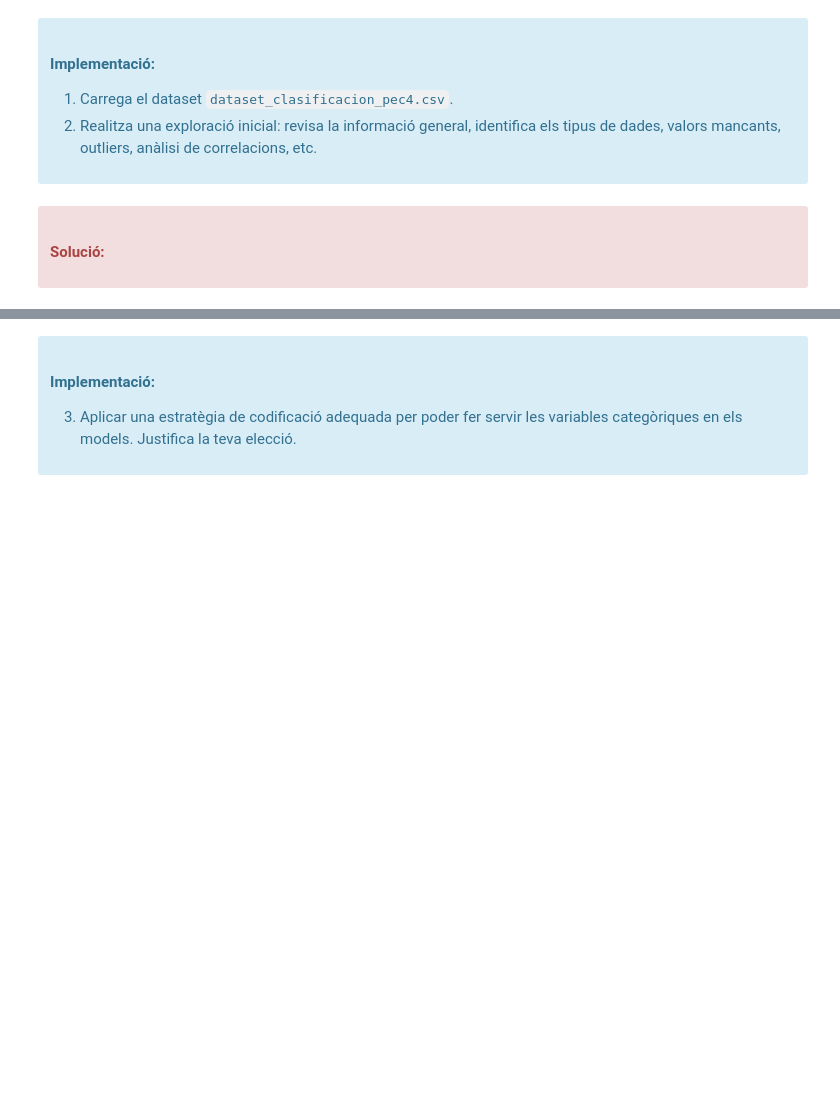
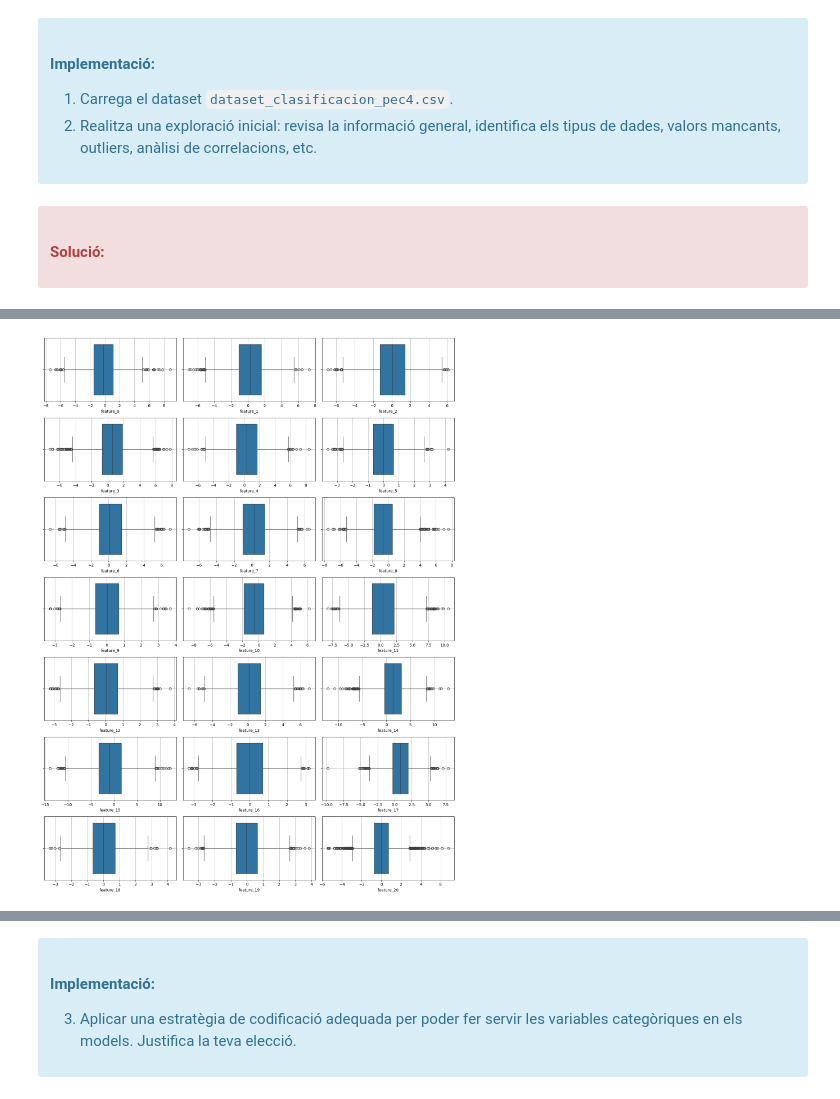
Before and after one commit to marc7666/PAC4-aprenentatge-automatic, a Jupyter notebook: M2_991_20242_PAC4_Enunciat.ipynb, the cells around one changed output, grey strips where cells are left out. Saved outputs shown, nothing was run; the diff lists cells and outputs as text; code cells hidden in the pictures; blank space fills up the shorter version.

```diff
--- a/M2_991_20242_PAC4_Enunciat.ipynb
+++ b/M2_991_20242_PAC4_Enunciat.ipynb
@@ -68,0 +60,3 @@ Comenta dins d'aquesta cel·la la teva anàlisi crítica, fes servir tantes cel
+# %%
+import pandas as pd
+df_clasifiaction = pd.read_csv("dataset_clasificacion_pec4.csv", header=0) # header = 0 -> fila 0 = capçaleres
@@ -68,0 +131,11 @@ Comenta dins d'aquesta cel·la la teva anàlisi crítica, fes servir tantes cel
+# %%
+# Exploració del dataset -> Outliers
+print("-------------------- Outliers --------------------")
+df_nums = df_clasifiaction.select_dtypes(include=["float64"])
+q1 = df_nums.quantile(0.25)
+q3 = df_nums.quantile(0.75)
+iqr = q3 - q1
+upper_limit = q3 + (1.5 * iqr)
+lower_limit = q1 - (1.5 * iqr)
+outliers = ((df_nums < lower_limit) | (df_nums > upper_limit))
+print(outliers.sum())
@@ -68,0 +160,15 @@ Comenta dins d'aquesta cel·la la teva anàlisi crítica, fes servir tantes cel
+# %%
+# Exploració del dataset -> Outliers (boxplot)
+import matplotlib.pyplot as plt
+import seaborn as sns
+plt.figure(figsize=(15,20))
+i = 1
+for column in df_nums.columns:
+    plt.subplot(7, 3, i) # La i es la posició de cada gràfic
+    sns.boxplot(data=df_nums, x=column)
+    plt.grid(True)
+    plt.tight_layout()
+    i += 1
+plt.show()
+# %% [output]
+[figure, added]
```
Also changed, not shown: parts of 31 cells of this notebook.
